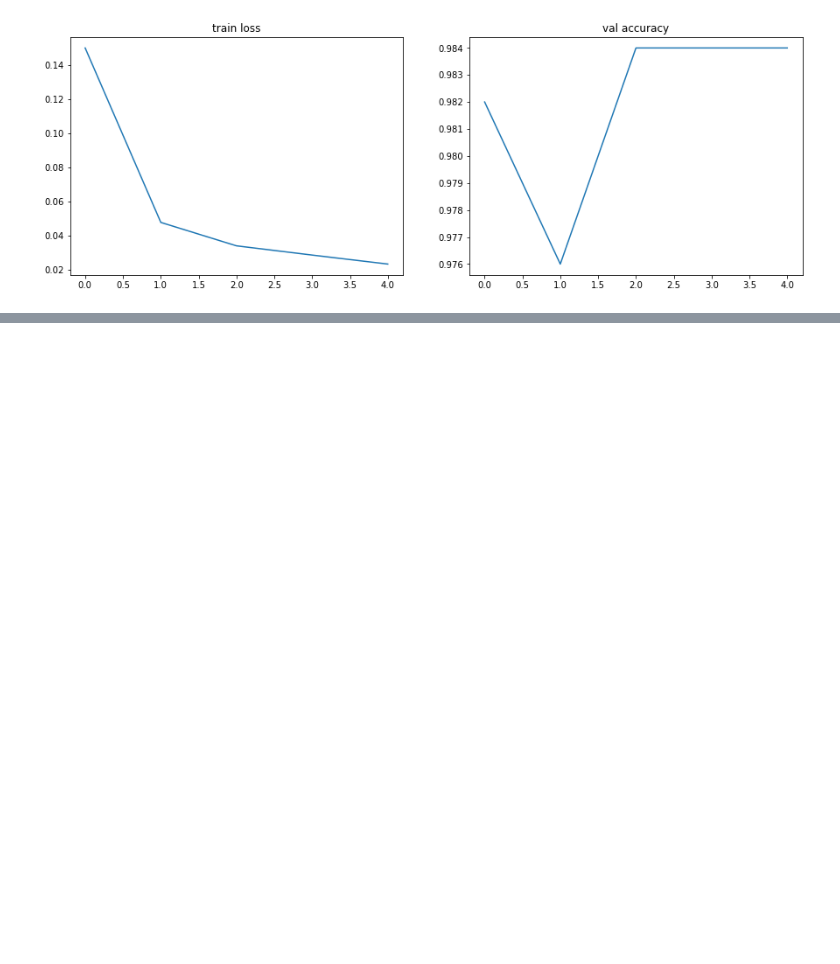
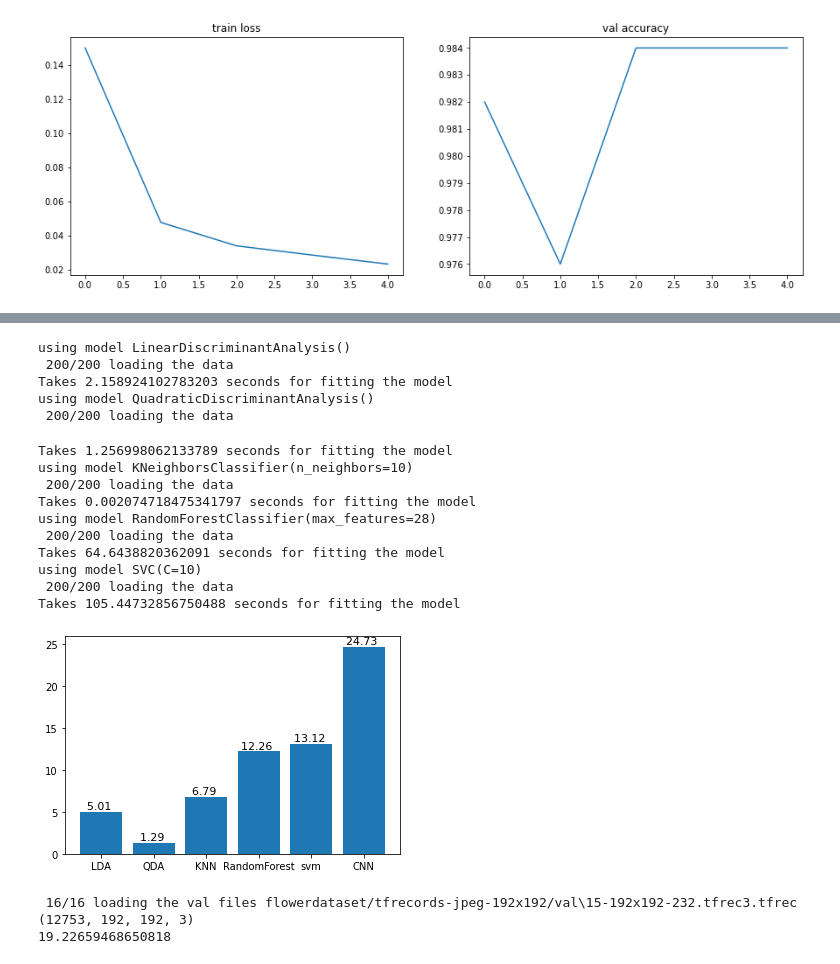
Before and after one commit to jchen3031/An-Exploration-of-Neural-Networks, a Jupyter notebook: Projectv2.ipynb, the cells around one changed output, grey strips where cells are left out. Saved outputs shown, nothing was run; the diff lists cells and outputs as text; code cells hidden in the pictures; blank space fills up the shorter version.

```diff
--- a/Projectv2.ipynb
+++ b/Projectv2.ipynb
@@ -179,0 +134,3 @@ Takes 27.215887784957886 seconds for fitting the model
+# %%
+from DataSet import FlowerDataset,CharsDataset,NumsDataset
+flower = FlowerDataset()
@@ -180,4 +141,4 @@ Takes 27.215887784957886 seconds for fitting the model
 # %%
-c.set_model(baseCNN)
+flower.set_model(baseCNN)
 # %% [output]
 <class 'function'>
@@ -205,0 +147,2 @@ Epoch 13/100
+# %%
+his = flower.train(6)
@@ -205,0 +162,3 @@ Epoch 13/100
+# %%
+t = flower.test()
+print(t)
@@ -205,0 +168,26 @@ Epoch 13/100
+# %%
+flower.plot_accuary(t[1])
+# %% [output]
+using model LinearDiscriminantAnalysis()
+ 200/200 loading the data
+Takes 2.158924102783203 seconds for fitting the model
+using model QuadraticDiscriminantAnalysis()
+ 200/200 loading the data
+Takes 1.256998062133789 seconds for fitting the model
+using model KNeighborsClassifier(n_neighbors=10)
+ 200/200 loading the data
+Takes 0.002074718475341797 seconds for fitting the model
+using model RandomForestClassifier(max_features=28)
+ 200/200 loading the data
+Takes 64.6438820362091 seconds for fitting the model
+using model SVC(C=10)
+ 200/200 loading the data
+Takes 105.44732856750488 seconds for fitting the model
+[figure, added]
+# %%
+from DataSet import FlowerDataset
+f = FlowerDataset(dsize = 192)
+# %% [output]
+ 16/16 loading the val files flowerdataset/tfrecords-jpeg-192x192/val\15-192x192-232.tfrec3.tfrec
+(12753, 192, 192, 3)
+19.22659468650818
```
Also changed, not shown: parts of 27 cells of this notebook, 2 other files.
